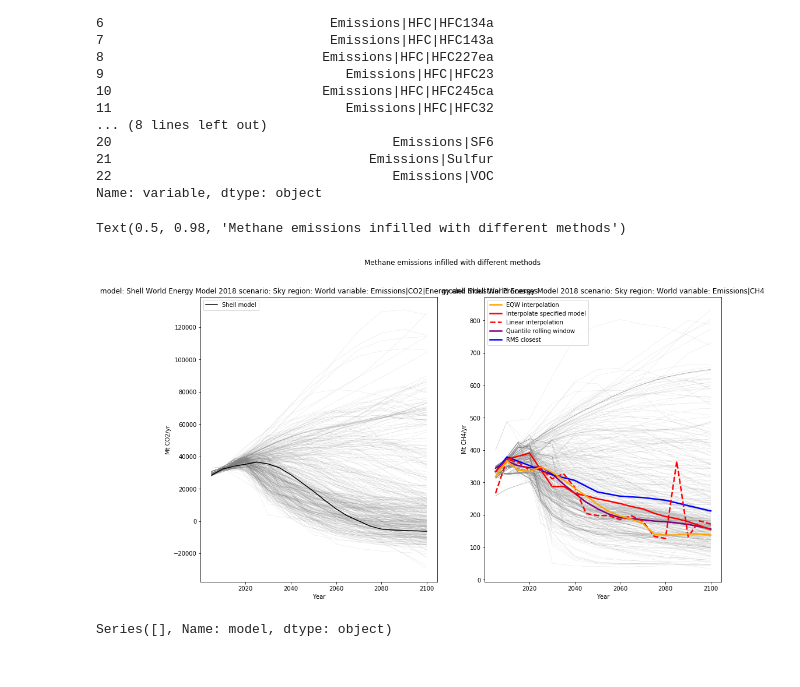
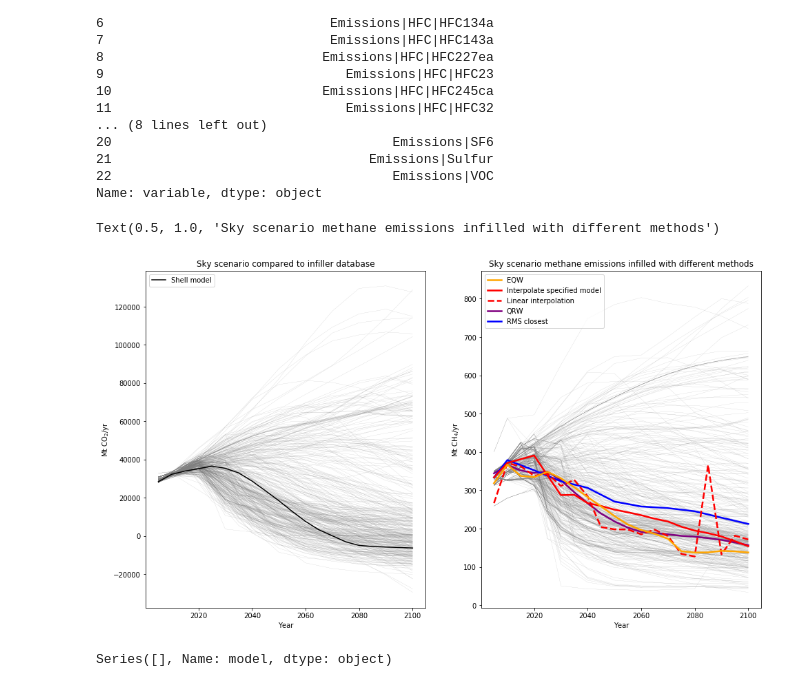
Before and after one commit to GranthamImperial/silicone_examples, a Jupyter notebook: notebooks/Infilling_example_shell.ipynb, the cells around one changed output. Drawn from its saved outputs; the diff is of its cells as text; code cells hidden in the pictures.

```diff
--- a/notebooks/Infilling_example_shell.ipynb
+++ b/notebooks/Infilling_example_shell.ipynb
@@ -226,33 +226,36 @@ EQW_infilled = mi.infill_all_required_variables(
 # %%
 fig = plt.figure(figsize=(16, 9))
 ax = fig.add_subplot(121)
 df.filter(variable=lead, year=df_to_infill.data["year"].unique()).line_plot(
     ax=ax, linewidth=0.1, label='_nolegend_', color="grey"
 )
 df_to_infill.filter(variable=lead).line_plot(ax=ax, color="black", label="Shell model")
+ax.set_title("Sky scenario compared to infiller database")
+ax.set_ylabel("Mt CO$_2$/yr")
 ax = fig.add_subplot(122)
 df.filter(variable="Emissions|CH4", year=df_to_infill.data["year"].unique()).line_plot(
     ax=ax, linewidth=0.1, label='_nolegend_', color="grey"
 )
 quantile_infilled.filter(variable="Emissions|CH4").line_plot(
-    ax=ax, linewidth=2.5, color="purple", label="Quantile rolling window"
+    ax=ax, linewidth=2.5, color="purple", label="QRW"
 )
 closest_infilled.filter(variable="Emissions|CH4").line_plot(
     ax=ax, color="blue", linewidth=2.5, label="RMS closest"
 )
 interp_spec_infilled.filter(variable="Emissions|CH4").line_plot(
     ax=ax, color="red", linewidth=2.5, label="Interpolate specified model"
 )
 interp_infilled.filter(variable="Emissions|CH4").line_plot(
     ax=ax, color="red", linewidth=2.5, label="Linear interpolation", linestyle="--"
 )
 EQW_infilled.filter(variable="Emissions|CH4").line_plot(
-    ax=ax, color="orange", linewidth=2.5, label="EQW interpolation"
+    ax=ax, color="orange", linewidth=2.5, label="EQW"
 )
-fig.suptitle("Methane emissions infilled with different methods")
+ax.set_ylabel("Mt CH$_4$/yr")
+ax.set_title("Sky scenario methane emissions infilled with different methods")
 # %% [output]
-Text(0.5, 0.98, 'Methane emissions infilled with different methods')
+Text(0.5, 1.0, 'Sky scenario methane emissions infilled with different methods')
-[figure, old version]
+[figure, new version]
 # %%
 df.filter(variable="Emissions|HFC|HFC23", scenario="*SSP5*").models()
 # %% [output]
```
Also changed, not shown: 1 other file.
